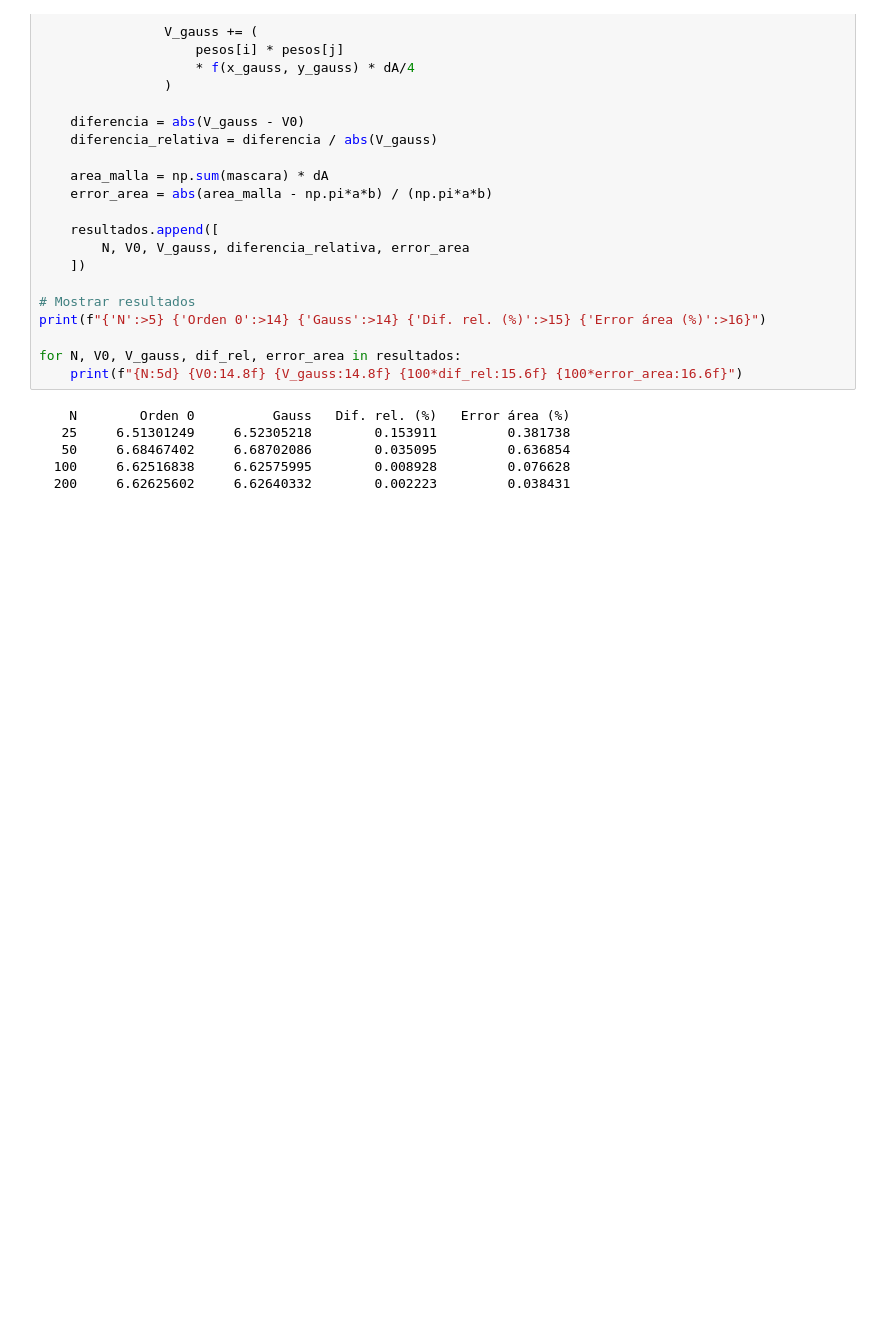
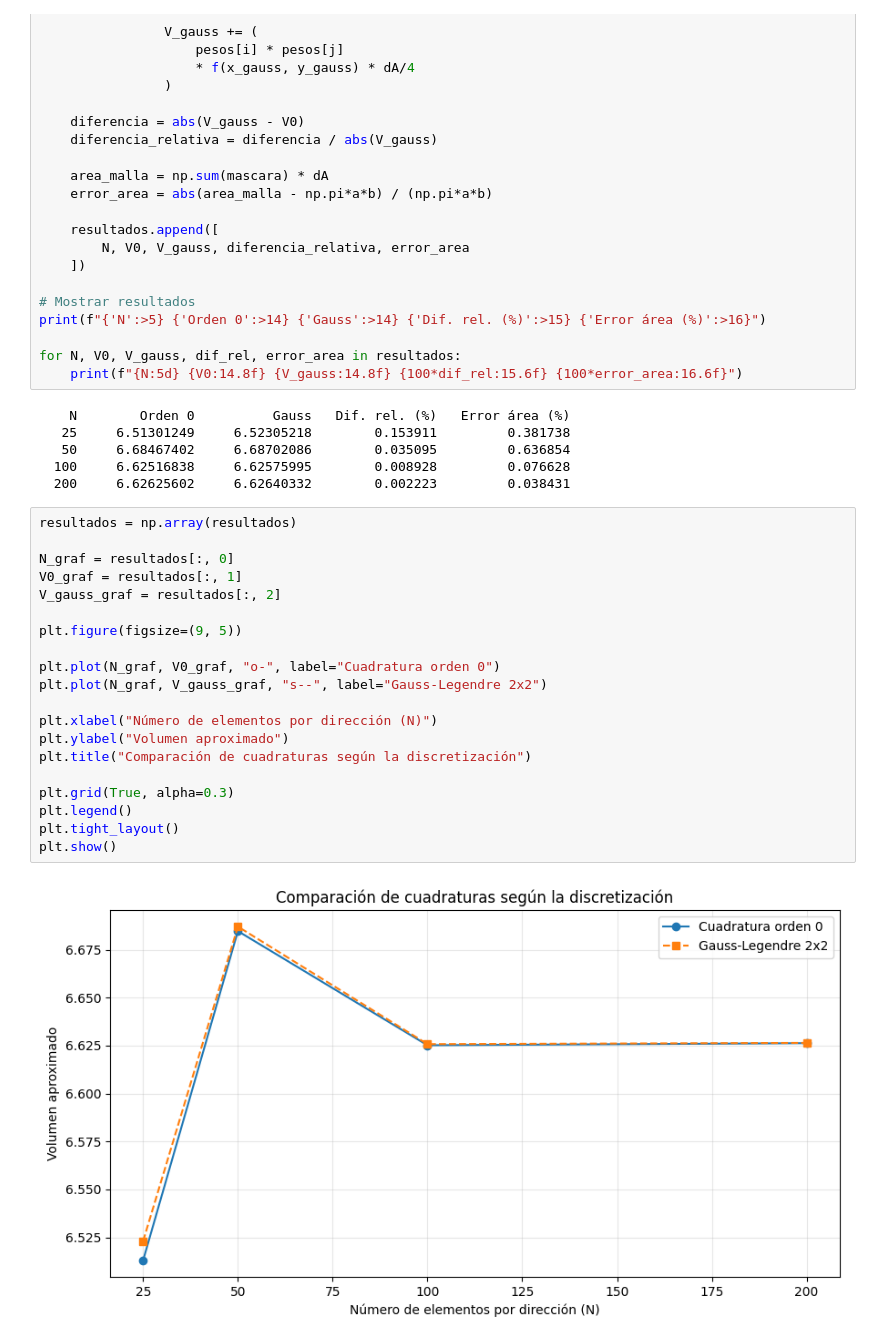
Before and after one commit to ignaciochaconuc/UC, a Jupyter notebook: CFD/Tarea 2/Tarea 2.ipynb, the cells around one changed output. Drawn from its saved outputs; the diff is of its cells as text; blank space fills up the shorter version.

```diff
--- a/CFD/Tarea 2/Tarea 2.ipynb
+++ b/CFD/Tarea 2/Tarea 2.ipynb
@@ -754,3 +754,25 @@ for N, V0, V_gauss, dif_rel, error_area in resultados:
    50     6.68467402     6.68702086        0.035095         0.636854
   100     6.62516838     6.62575995        0.008928         0.076628
   200     6.62625602     6.62640332        0.002223         0.038431
+# %%
+resultados = np.array(resultados)
+
+N_graf = resultados[:, 0]
+V0_graf = resultados[:, 1]
+V_gauss_graf = resultados[:, 2]
+
+plt.figure(figsize=(9, 5))
+
+plt.plot(N_graf, V0_graf, "o-", label="Cuadratura orden 0")
+plt.plot(N_graf, V_gauss_graf, "s--", label="Gauss-Legendre 2x2")
+
+plt.xlabel("Número de elementos por dirección (N)")
+plt.ylabel("Volumen aproximado")
+plt.title("Comparación de cuadraturas según la discretización")
+
+plt.grid(True, alpha=0.3)
+plt.legend()
+plt.tight_layout()
+plt.show()
+# %% [output]
+[figure, added]
```
